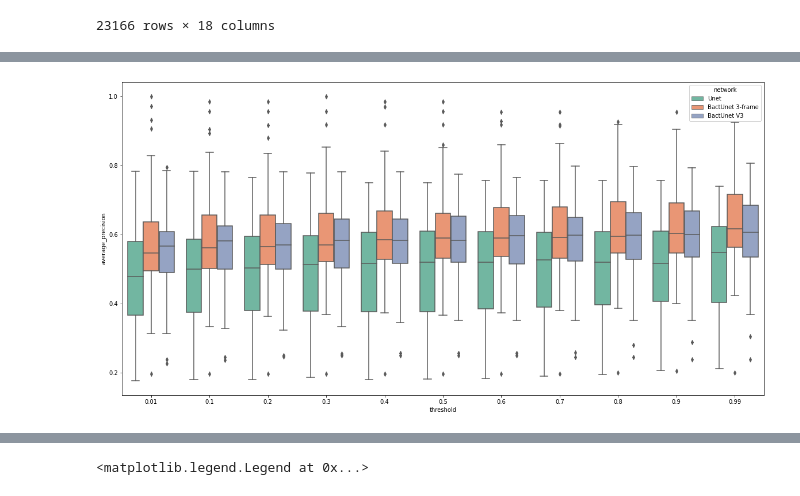
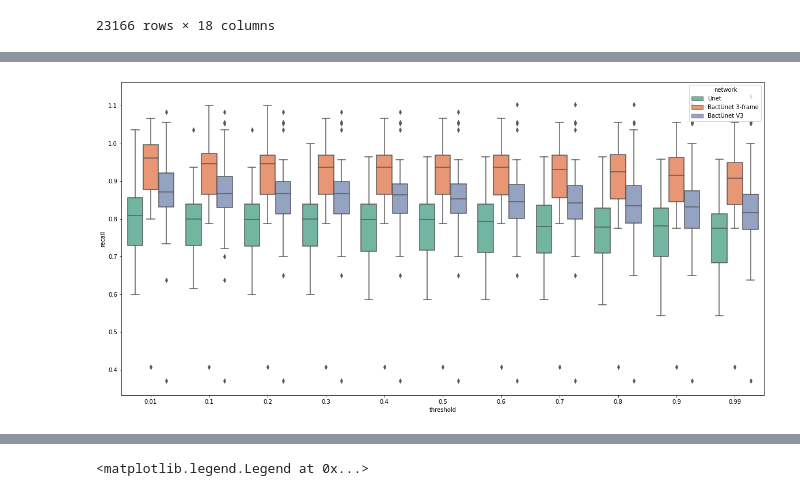
Before and after one commit to Oftatkofta/BactUnet, a Jupyter notebook: network_and_patching_compare_inference_and_count.ipynb, the cells around one changed output, grey strips where cells are left out. Drawn from its saved outputs; the diff is of its cells as text; code cells hidden in the pictures.

```diff
--- a/network_and_patching_compare_inference_and_count.ipynb
+++ b/network_and_patching_compare_inference_and_count.ipynb
@@ -629,11 +681,11 @@ g.add_legend()
-# %%
-plt.figure(figsize=(20,10))
-#sns.set_style('white')
-g3 = sns.boxplot(data=data_df.loc[(data_df['mask_type'] == 'hann') & (data_df['dataset']=='validation') &
-                                 (data_df['patch_type']=='patch_AB')],
-                 x='threshold', y='average_precision', hue='network', palette='Set2')
-# %% [output]
-[figure, removed]
+# %%
+plt.figure(figsize=(20,10))
+#sns.set_style('white')
+g3 = sns.boxplot(data=data_df.loc[(data_df['mask_type'] == 'hann') & (data_df['dataset']=='validation') &
+                                 (data_df['patch_type']=='patch_AB')],
+                 x='threshold', y='recall', hue='network', palette='Set2')
+# %% [output]
+[figure, added]
 # %%
 plt.figure(figsize=(20,10))
 #sns.set_style('white')
```
Also changed, not shown: parts of 19 cells of this notebook, 1 other file.
